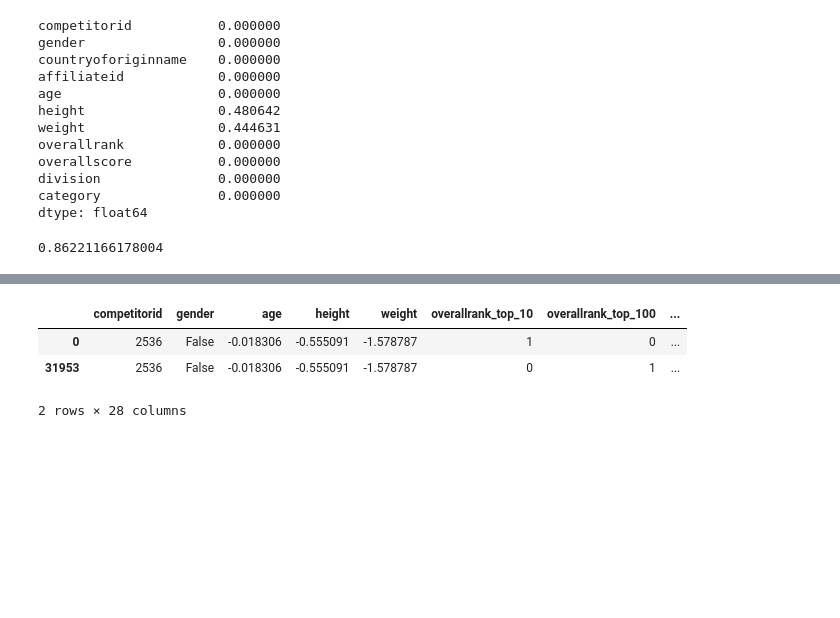
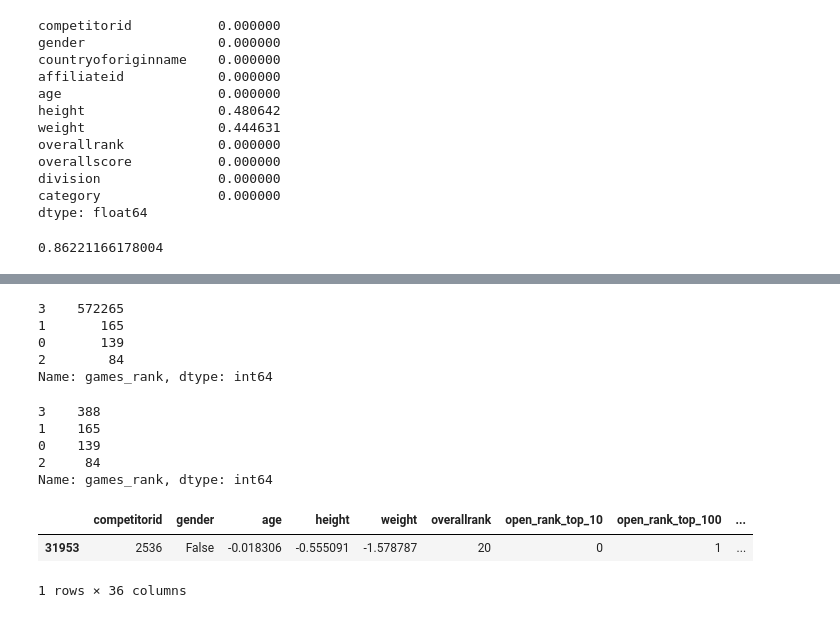
Before and after one commit to Pabsm94/DataScientist_Nanodegree_Udacity, a Jupyter notebook: [DS Nanodegree] - Project 1.ipynb, the cells around one changed output, grey strips where cells are left out. Drawn from its saved outputs; the diff is of its cells as text; code cells hidden in the pictures; blank space fills up the shorter version.

Commit message:
XGBoost first model evaluation

```diff
--- a/[DS Nanodegree] - Project 1.ipynb
+++ b/[DS Nanodegree] - Project 1.ipynb
@@ -276,0 +302,6 @@ df_encoded = pd.get_dummies(df_encoded, columns=['overallrank','division','categ
+# %%
+labels_binning = ['top_10','top_100','top_1000']
+no_bins = [0,10,100,1000]
+df_encoded_4['games_rank'] = pd.cut(df_encoded_4['games_rank'], bins=no_bins, labels=labels_binning)
+# %%
+model_data = df_encoded_3.merge(df_encoded_4, on=['competitorid','division'], how='left')
@@ -277,7 +318,42 @@ df_encoded = pd.get_dummies(df_encoded, columns=['overallrank','division','categ
+# %%
+model_data = pd.get_dummies(model_data, columns=['division'])
+model_data['games_rank'] = model_data['games_rank'].cat.add_categories('Not_Qualified')
+model_data['games_rank'].fillna('Not_Qualified', inplace =True)
+model_data['games_rank'] = model_data["games_rank"].cat.codes
+# %%
+model_data['games_rank'].value_counts() ## HIGHLY UNBALANCED
+# %% [output]
+3    572265
+1       165
+0       139
+2        84
+Name: games_rank, dtype: int64
+# %%
+from sklearn.utils import resample
+# Separate majority and minority classes
+model_data_majority = model_data[model_data.games_rank==3]
+model_data_minority = model_data[model_data.games_rank!=3]
+
+# Downsample majority class
+model_data_majority_downsampled = resample(model_data_majority,
+                                 replace=False,    # sample without replacement
+                                 n_samples=model_data_minority.shape[0],     # to match minority class
+                                 random_state=123) # reproducible results
+
+# Combine minority class with downsampled majority class
+model_data_downsampled = pd.concat([model_data_majority_downsampled, model_data_minority])
+
+# Display new class counts
+model_data_downsampled.games_rank.value_counts()
+# %% [output]
+3    388
+1    165
+0    139
+2     84
+Name: games_rank, dtype: int64
 # %%
-df_encoded.loc[df_encoded.competitorid==2536]
+model_data_downsampled.loc[model_data.competitorid==2536]
 # %% [output]
-|  | competitorid | gender | age | height | weight | overallrank_top_10 | overallrank_top_100 | ... |
-| 0 | 2536 | False | -0.018306 | -0.555091 | -1.578787 | 1 | 0 | ... |
-| 31953 | 2536 | False | -0.018306 | -0.555091 | -1.578787 | 0 | 1 | ... |
+|  | competitorid | gender | age | height | weight | overallrank | open_rank_top_10 | open_rank_top_100 | ... |
+| 31953 | 2536 | False | -0.018306 | -0.555091 | -1.578787 | 20 | 0 | 1 | ... |
-2 rows × 28 columns
+1 rows × 36 columns
```
Also changed, not shown: parts of 22 cells of this notebook.
